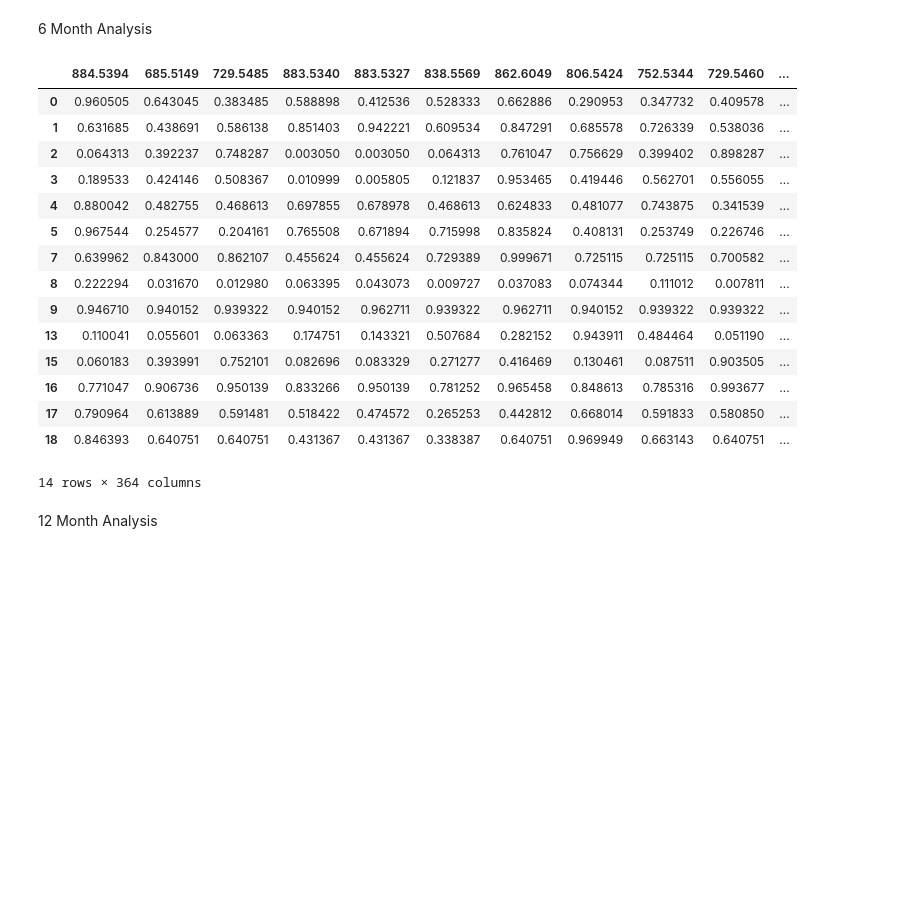
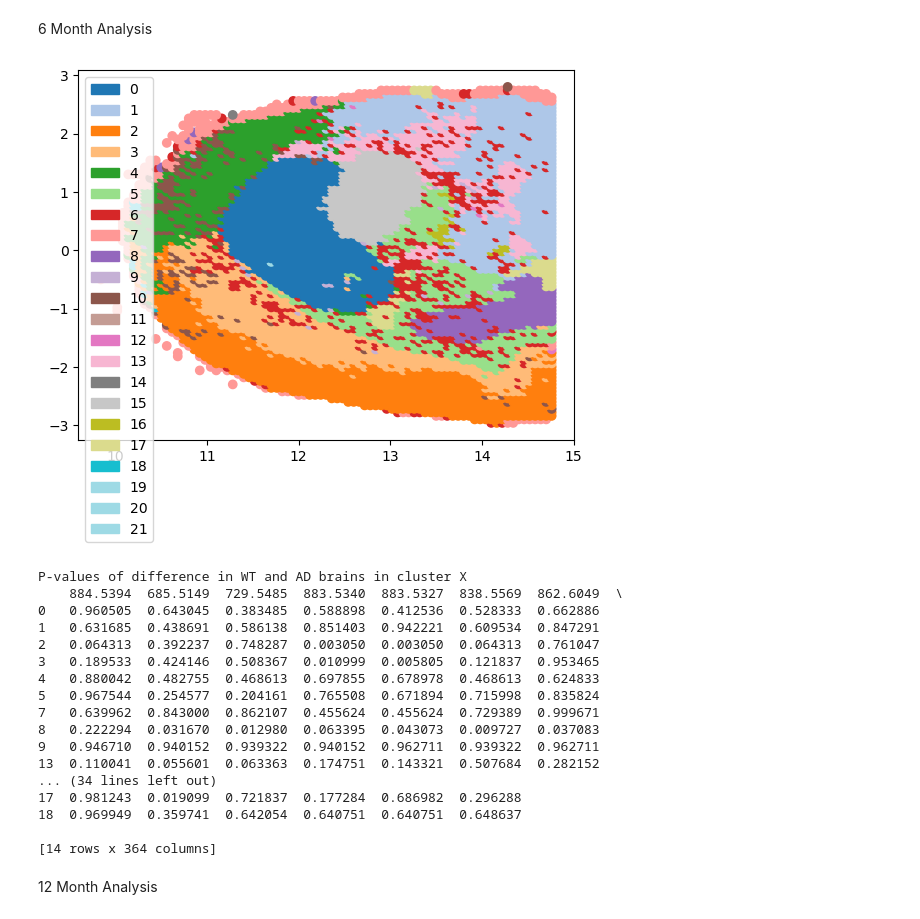
Before and after one commit to mcintirelab/desi, a Jupyter notebook: SpaVAE_analysis/statistical-tests.ipynb, the cells around one changed output. Saved outputs shown, nothing was run; the diff lists cells and outputs as text; code cells hidden in the pictures; blank space fills up the shorter version.

```diff
--- a/SpaVAE_analysis/statistical-tests.ipynb
+++ b/SpaVAE_analysis/statistical-tests.ipynb
@@ -60,58 +60,58 @@ for (c, l, a) in data:
     else:
         median_y_coord = np.median(c[:, 1])
         hemispheres.append((c[np.where(c[:, 1] < median_y_coord)[0]], l[np.where(c[:, 1] < median_y_coord)[0]], a[np.where(c[:, 1] < median_y_coord)[0]]))
         hemispheres.append((c[np.where(c[:, 1] >= median_y_coord)[0]], l[np.where(c[:, 1] >= median_y_coord)[0]], a[np.where(c[:, 1] >= median_y_coord)[0]]))
     i += 1
 
 WT = hemispheres[0:4]
 AD = hemispheres[4:]
-i = 0
 legend_patches = [mpatches.Patch(color=color, label=label) for label, color in label_to_color.items()]
-for h in WT + AD:
-    #print(i // 2)
-    #plt.scatter(x=h[0][:, 0], y=h[0][:, 1], c=[label_to_color[label] for label in h[1]])
-    #plt.scatter(x=h[0][:, 0], y=h[0][:, 1], c=h[2][:, 1])
-    #plt.legend(handles=legend_patches)
-    #plt.show()
-    i += 1
+for h in WT[0:1]:
+    plt.scatter(x=h[0][:, 0], y=h[0][:, 1], c=[label_to_color[label] for label in h[1]])
+    plt.legend(handles=legend_patches)
+    plt.show()
 
 res = {}
 for cluster in np.unique(clusters):
     p_values = []
     for ion in range(WT[0][2].shape[1]):
         wt_means = []
         ad_means = []
         for x in WT:
             wt_means.append(np.mean(x[2][x[1] == cluster, ion]))
         for x in AD:
             ad_means.append(np.mean(x[2][x[1] == cluster, ion]))
         t_stat, p_value = stats.ttest_ind(wt_means, ad_means)
         p_values.append(p_value)
     _, p_values, _, _ = multipletests(p_values, method='fdr_bh', alpha=0.05)
     res[cluster] = {}
     for i in range(len(p_values)):
         res[cluster][lipid_N_reduced_list[i]] = p_values[i]
 
 df = pd.DataFrame.from_dict(res, orient='index')
 df.dropna(inplace=True)
-df
+df.to_csv('6mo-pval.csv')
+print('P-values of difference in WT and AD brains in cluster X')
+print(df.head(20))
 # %% [output]
-|  | 884.5394 | 685.5149 | 729.5485 | 883.5340 | 883.5327 | 838.5569 | 862.6049 | 806.5424 | 752.5344 | 729.5460 | ... |
-| 0 | 0.960505 | 0.643045 | 0.383485 | 0.588898 | 0.412536 | 0.528333 | 0.662886 | 0.290953 | 0.347732 | 0.409578 | ... |
-| 1 | 0.631685 | 0.438691 | 0.586138 | 0.851403 | 0.942221 | 0.609534 | 0.847291 | 0.685578 | 0.726339 | 0.538036 | ... |
-| 2 | 0.064313 | 0.392237 | 0.748287 | 0.003050 | 0.003050 | 0.064313 | 0.761047 | 0.756629 | 0.399402 | 0.898287 | ... |
-| 3 | 0.189533 | 0.424146 | 0.508367 | 0.010999 | 0.005805 | 0.121837 | 0.953465 | 0.419446 | 0.562701 | 0.556055 | ... |
-| 4 | 0.880042 | 0.482755 | 0.468613 | 0.697855 | 0.678978 | 0.468613 | 0.624833 | 0.481077 | 0.743875 | 0.341539 | ... |
-| 5 | 0.967544 | 0.254577 | 0.204161 | 0.765508 | 0.671894 | 0.715998 | 0.835824 | 0.408131 | 0.253749 | 0.226746 | ... |
-| 7 | 0.639962 | 0.843000 | 0.862107 | 0.455624 | 0.455624 | 0.729389 | 0.999671 | 0.725115 | 0.725115 | 0.700582 | ... |
-| 8 | 0.222294 | 0.031670 | 0.012980 | 0.063395 | 0.043073 | 0.009727 | 0.037083 | 0.074344 | 0.111012 | 0.007811 | ... |
-| 9 | 0.946710 | 0.940152 | 0.939322 | 0.940152 | 0.962711 | 0.939322 | 0.962711 | 0.940152 | 0.939322 | 0.939322 | ... |
-| 13 | 0.110041 | 0.055601 | 0.063363 | 0.174751 | 0.143321 | 0.507684 | 0.282152 | 0.943911 | 0.484464 | 0.051190 | ... |
-| 15 | 0.060183 | 0.393991 | 0.752101 | 0.082696 | 0.083329 | 0.271277 | 0.416469 | 0.130461 | 0.087511 | 0.903505 | ... |
-| 16 | 0.771047 | 0.906736 | 0.950139 | 0.833266 | 0.950139 | 0.781252 | 0.965458 | 0.848613 | 0.785316 | 0.993677 | ... |
-| 17 | 0.790964 | 0.613889 | 0.591481 | 0.518422 | 0.474572 | 0.265253 | 0.442812 | 0.668014 | 0.591833 | 0.580850 | ... |
-| 18 | 0.846393 | 0.640751 | 0.640751 | 0.431367 | 0.431367 | 0.338387 | 0.640751 | 0.969949 | 0.663143 | 0.640751 | ... |
+[figure, added]
-14 rows × 364 columns
+P-values of difference in WT and AD brains in cluster X
+    884.5394  685.5149  729.5485  883.5340  883.5327  838.5569  862.6049  \
+0   0.960505  0.643045  0.383485  0.588898  0.412536  0.528333  0.662886
+1   0.631685  0.438691  0.586138  0.851403  0.942221  0.609534  0.847291
+2   0.064313  0.392237  0.748287  0.003050  0.003050  0.064313  0.761047
+3   0.189533  0.424146  0.508367  0.010999  0.005805  0.121837  0.953465
+4   0.880042  0.482755  0.468613  0.697855  0.678978  0.468613  0.624833
+5   0.967544  0.254577  0.204161  0.765508  0.671894  0.715998  0.835824
+7   0.639962  0.843000  0.862107  0.455624  0.455624  0.729389  0.999671
+8   0.222294  0.031670  0.012980  0.063395  0.043073  0.009727  0.037083
+9   0.946710  0.940152  0.939322  0.940152  0.962711  0.939322  0.962711
+13  0.110041  0.055601  0.063363  0.174751  0.143321  0.507684  0.282152
+... (34 lines left out)
+17  0.981243  0.019099  0.721837  0.177284  0.686982  0.296288
+18  0.969949  0.359741  0.642054  0.640751  0.640751  0.648637
+
+[14 rows x 364 columns]
 # %% [markdown]
 12 Month Analysis
 # %%
```
Also changed, not shown: parts of 2 cells of this notebook.
